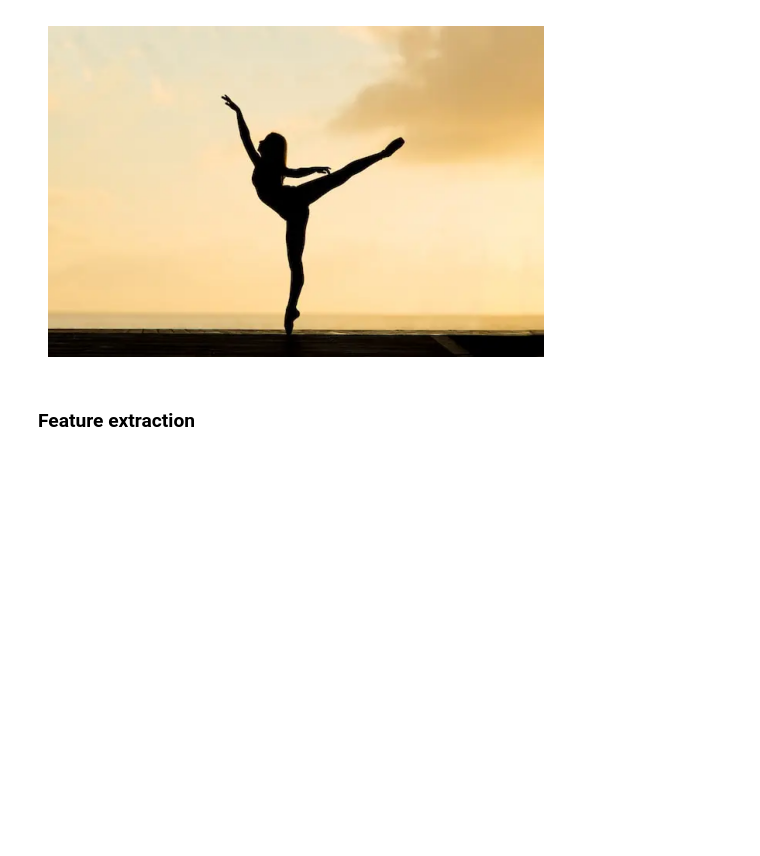
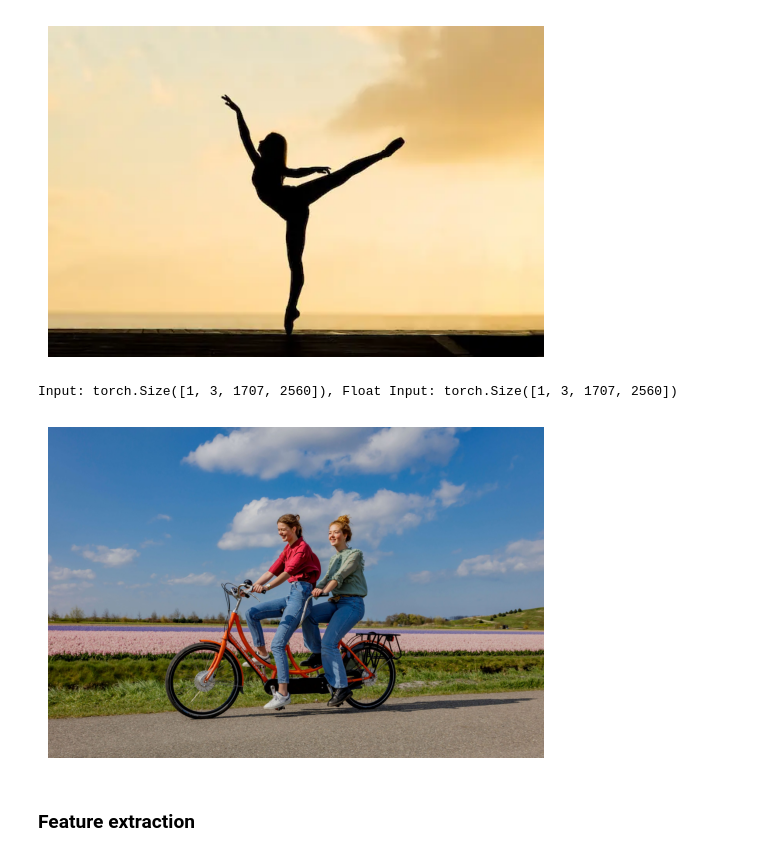
Before and after one commit to HJYblur/avatar-benchmark, a Jupyter notebook: test.ipynb, the cells around one changed output. Cells and saved outputs as stored; diff of their text form; code cells hidden in the pictures; blank space fills up the shorter version.

Commit message:
Feat: add multi-person test to make sure about the batch size

```diff
--- a/test.ipynb
+++ b/test.ipynb
@@ -13,17 +13,28 @@ device = 'cuda' if torch.cuda.is_available() else 'cpu'
 # %% [markdown]
 ### Data loading
 # %%
-data_path = "./data/dance.jpg"
-img = torchvision.io.read_image(data_path).to(device).unsqueeze(0)
-img_float = img.float() / 255.0
-print(f"Input: {img.shape}, Float Input: {img_float.shape}")
-# Show img_float
-plt.imshow(img_float[0].permute(1, 2, 0).cpu())
-plt.axis('off')
-plt.show()
+def load_image(image_path):
+    img = torchvision.io.read_image(image_path).to(device).unsqueeze(0)
+    img_float = img.float() / 255.0
+    print(f"Input: {img.shape}, Float Input: {img_float.shape}")
+    # Show img_float
+    plt.imshow(img_float[0].permute(1, 2, 0).cpu())
+    plt.axis('off')
+    plt.show()
+
+    return img, img_float
+
+data_path1 = "./data/dance.jpg"
+img, img_float = load_image(data_path1)
 # %% [output]
 Input: torch.Size([1, 3, 427, 640]), Float Input: torch.Size([1, 3, 427, 640])
 [figure]
+# %%
+multi_person_path = "./data/bike_2ppl.jpg"
+img_multi, img_float_multi = load_image(multi_person_path)
+# %% [output]
+Input: torch.Size([1, 3, 1707, 2560]), Float Input: torch.Size([1, 3, 1707, 2560])
+[figure, added]
 # %% [markdown]
 ### Feature extraction
 # %%
```
Also changed, not shown: parts of 8 cells of this notebook.
